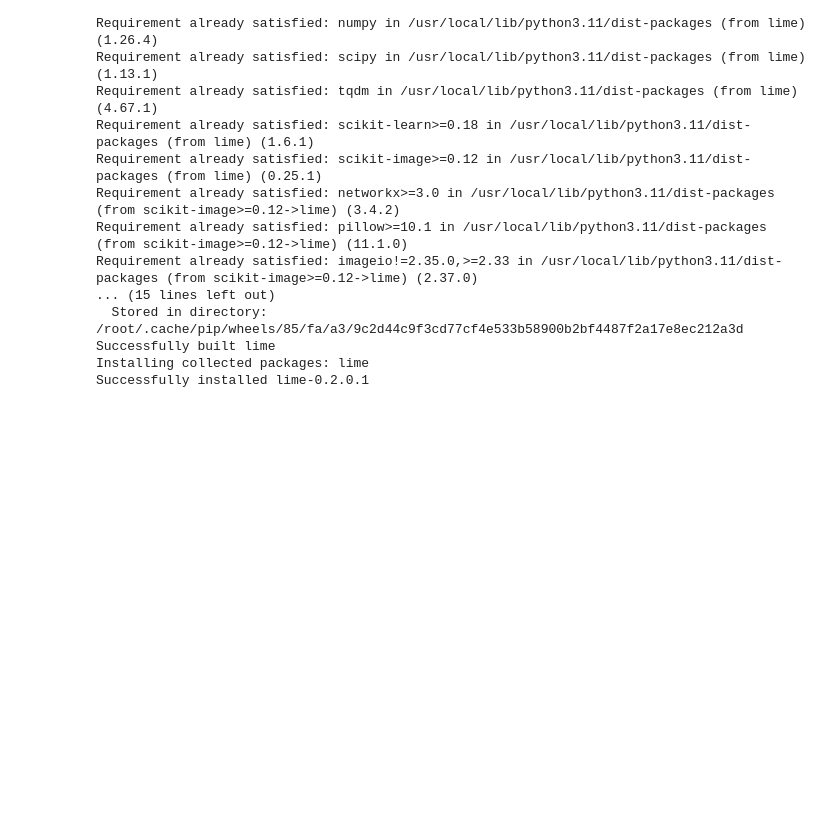
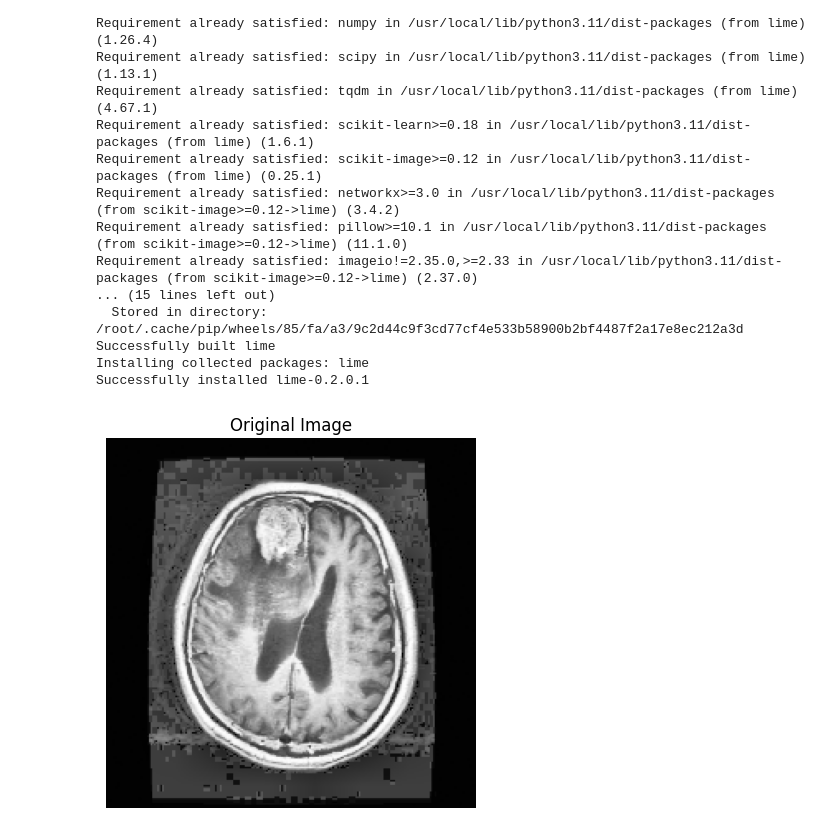
Before and after one commit to TharinsaMudalige/Neuron-Brain_Tumor_Detection_Classification_with_XAI, a Jupyter notebook: Integrating_XAI_to_the_VIT_model.ipynb, the cells around one changed output. Cells and saved outputs as stored; diff of their text form; code cells hidden in the pictures; blank space fills up the shorter version.

Commit message:
Loading and preparing the image

```diff
--- a/Integrating_XAI_to_the_VIT_model.ipynb
+++ b/Integrating_XAI_to_the_VIT_model.ipynb
@@ -49,3 +49,15 @@ from PIL import Image
 # LIME for Explainability
 from lime import lime_image
 from skimage.segmentation import mark_boundaries
+# %%
+from tensorflow.keras.preprocessing.image import load_img
+img_path = '/content/drive/MyDrive/Preprocessed_Dataset_classification/meningioma/image_30002.png'
+
+# Load and display the image
+img = load_img(img_path)
+plt.imshow(img)
+plt.title("Original Image")
+plt.axis("off")  # Turn off axis
+plt.show()
+# %% [output]
+[figure, added]
```
Also changed, not shown: parts of 2 cells of this notebook.
